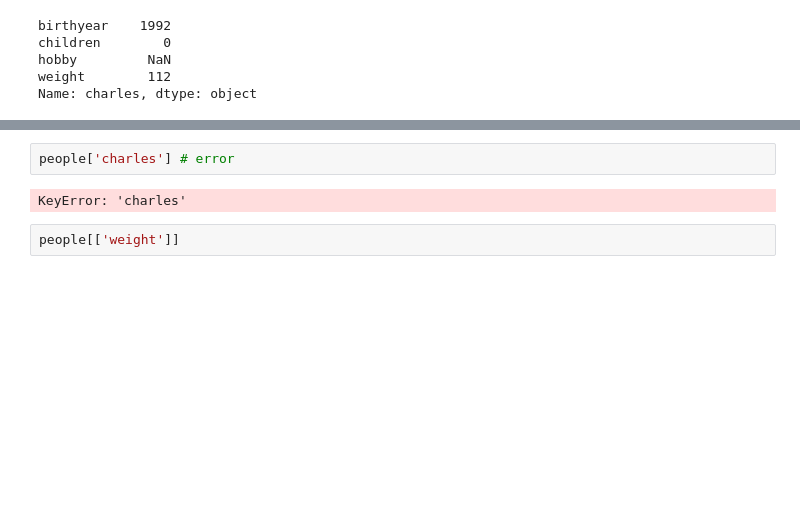
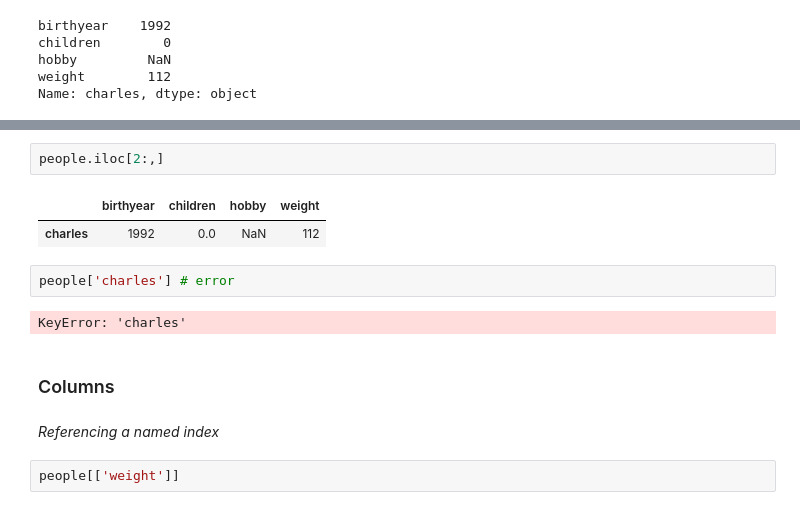
Before and after one commit to carriegardner428/cybersecurity_datascience, a Jupyter notebook: tutorials/Pandas Intro.ipynb, the cells around one changed output, grey strips where cells are left out. Cells and saved outputs as stored; diff of their text form; blank space fills up the shorter version.

```diff
--- a/tutorials/Pandas Intro.ipynb
+++ b/tutorials/Pandas Intro.ipynb
@@ -157,7 +198,16 @@ Name: charles, dtype: object
+# %%
+people.iloc[2:,]
+# %% [output]
+|  | birthyear | children | hobby | weight |
+| charles | 1992 | 0.0 | NaN | 112 |
 # %%
 people['charles'] # error
 # %% [output]
 KeyError: 'charles'
+# %% [markdown]
+### Columns
+# %% [markdown]
+*Referencing a named index*
 # %%
 people[['weight']]
 # %% [output]
```
Also changed, not shown: parts of 30 cells of this notebook.
